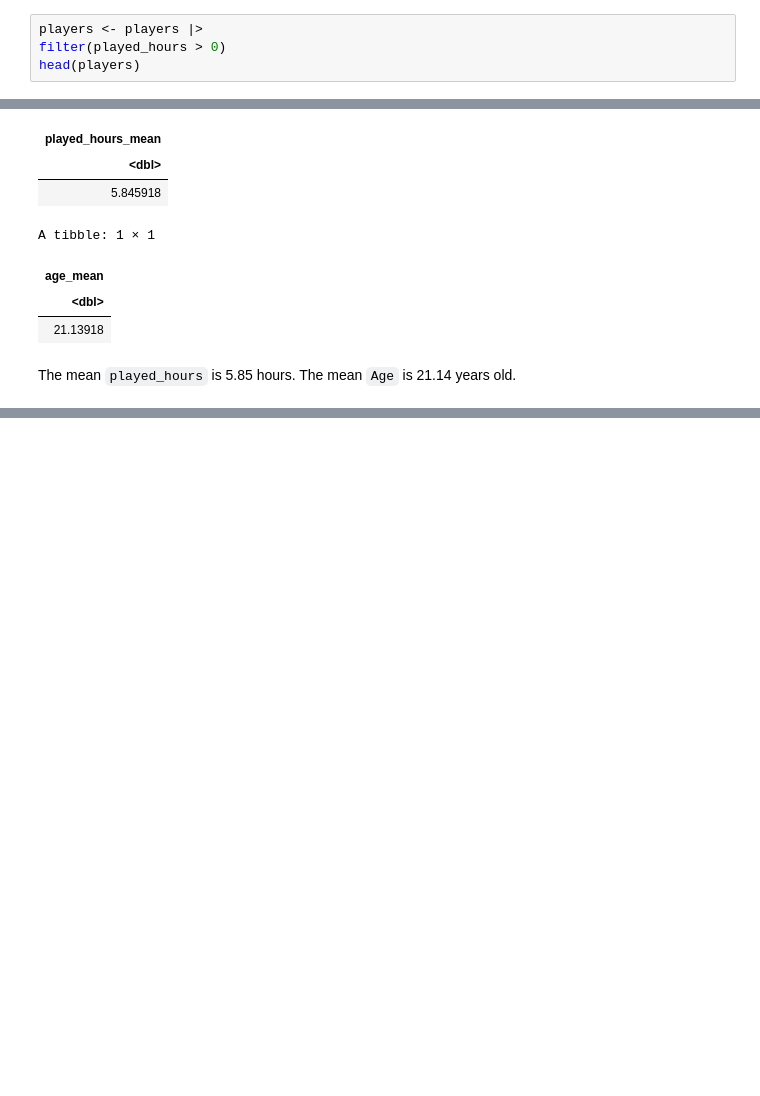
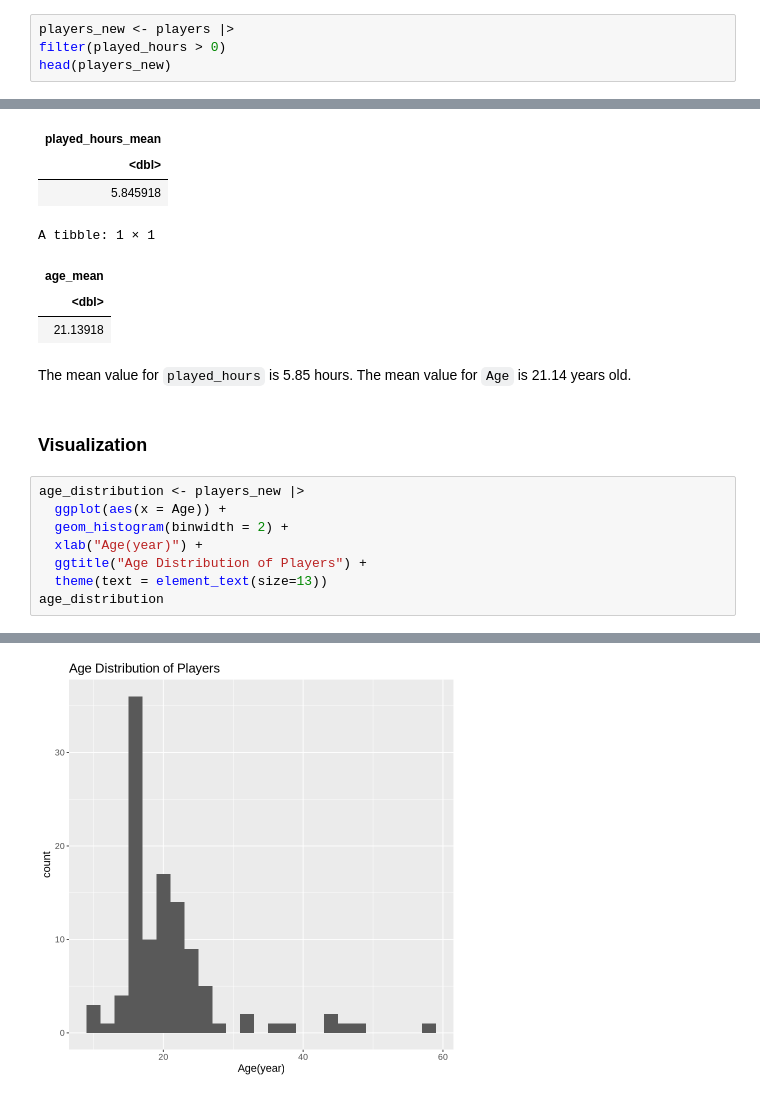
Before and after one commit to Yifan669/Project_individual_plan, a Jupyter notebook: individual project planning.ipynb, the cells around one changed output, grey strips where cells are left out. Cells and saved outputs as stored; diff of their text form; blank space fills up the shorter version.

```diff
--- a/individual project planning.ipynb
+++ b/individual project planning.ipynb
@@ -226,9 +226,9 @@ A tibble: 6 × 7
 # %% [markdown]
 ### Data wrangling
 # %%
-players <- players |>
+players_new <- players |>
 filter(played_hours > 0)
-head(players)
+head(players_new)
 # %% [output]
 A tibble: 6 × 7
 | experience | subscribe | hashedEmail | played_hours | name | gender | Age |
@@ -260,4 +260,15 @@ A tibble: 1 × 1
 | <dbl> |
 | 21.13918 |
 # %% [markdown]
-The mean `played_hours` is 5.85 hours. The mean `Age` is 21.14 years old.
+The mean value for `played_hours` is 5.85 hours. The mean value for `Age` is 21.14 years old.
+# %% [markdown]
+###  Visualization
+# %%
+age_distribution <- players_new |>
+  ggplot(aes(x = Age)) +
+  geom_histogram(binwidth = 2) +
+  xlab("Age(year)") +
+  ggtitle("Age Distribution of Players") +
+  theme(text = element_text(size=13))
+age_distribution
+# %% [output]
@@ -263,0 +277 @@ The mean `played_hours` is 5.85 hours. The mean `Age` is 21.14 years old.
+[figure, added]
```
Also changed, not shown: parts of 12 cells of this notebook.
